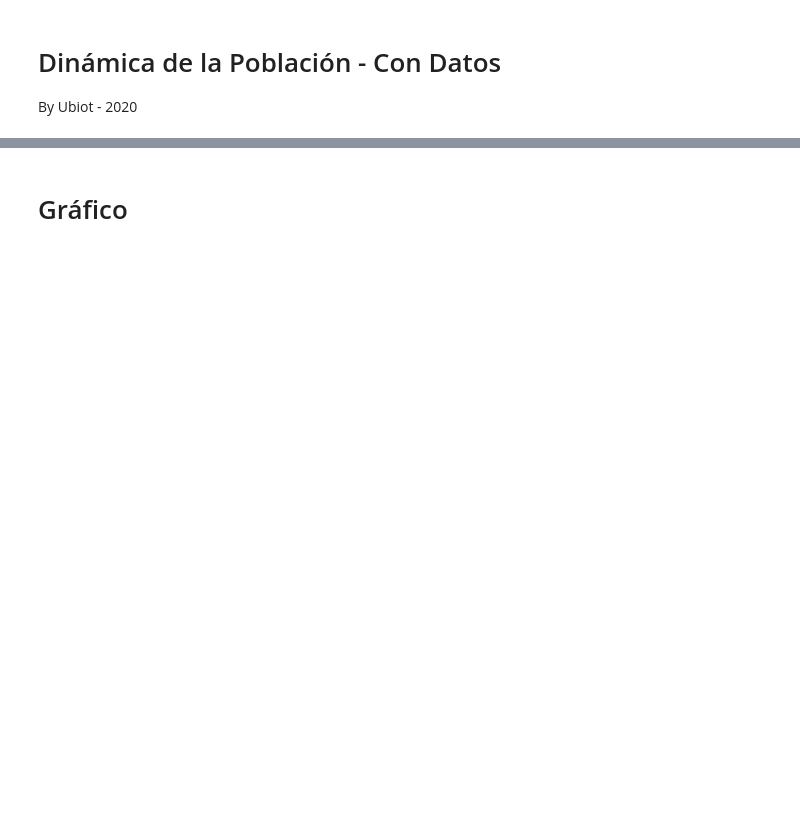
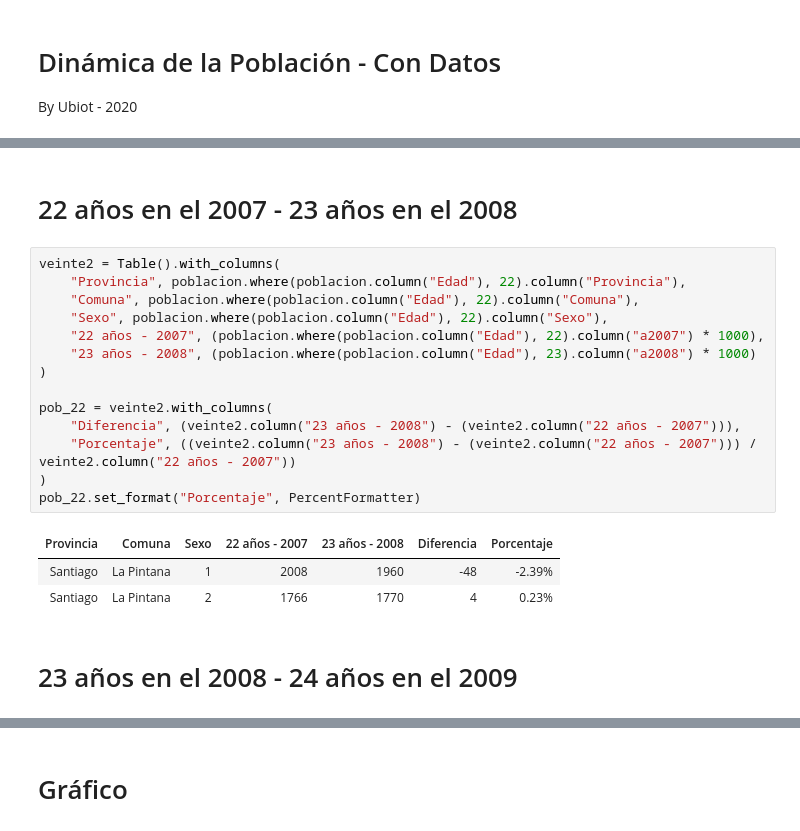
Before and after one commit to rafatorrealba/ConDatos2020, a Jupyter notebook: Dinamica de la Poblacion Extendida.ipynb, the cells around one changed output, grey strips where cells are left out. Drawn from its saved outputs; the diff is of its cells as text; blank space fills up the shorter version.

```diff
--- a/Dinamica de la Poblacion Extendida.ipynb
+++ b/Dinamica de la Poblacion Extendida.ipynb
@@ -50,0 +67,22 @@ pob1.set_format("Porcentaje", PercentFormatter)
+# %% [markdown]
+# 22 años en el 2007 - 23 años en el 2008
+# %%
+veinte2 = Table().with_columns(
+    "Provincia", poblacion.where(poblacion.column("Edad"), 22).column("Provincia"),
+    "Comuna", poblacion.where(poblacion.column("Edad"), 22).column("Comuna"),
+    "Sexo", poblacion.where(poblacion.column("Edad"), 22).column("Sexo"),
+    "22 años - 2007", (poblacion.where(poblacion.column("Edad"), 22).column("a2007") * 1000),
+    "23 años - 2008", (poblacion.where(poblacion.column("Edad"), 23).column("a2008") * 1000)
+)
+
+pob_22 = veinte2.with_columns(
+    "Diferencia", (veinte2.column("23 años - 2008") - (veinte2.column("22 años - 2007"))),
+    "Porcentaje", ((veinte2.column("23 años - 2008") - (veinte2.column("22 años - 2007"))) / veinte2.column("22 años - 2007"))
+)
+pob_22.set_format("Porcentaje", PercentFormatter)
+# %% [output]
+| Provincia | Comuna | Sexo | 22 años - 2007 | 23 años - 2008 | Diferencia | Porcentaje |
+| Santiago | La Pintana | 1 | 2008 | 1960 | -48 | -2.39% |
+| Santiago | La Pintana | 2 | 1766 | 1770 | 4 | 0.23% |
+# %% [markdown]
+# 23 años en el 2008 - 24 años en el 2009
```
Also changed, not shown: parts of 25 cells of this notebook.
